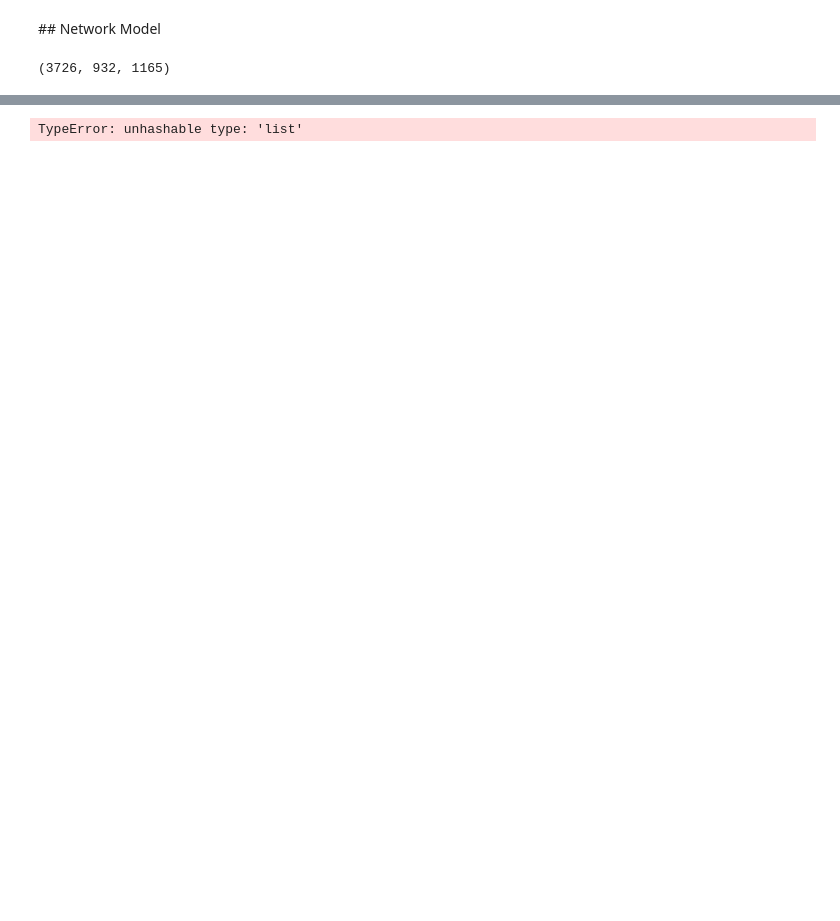
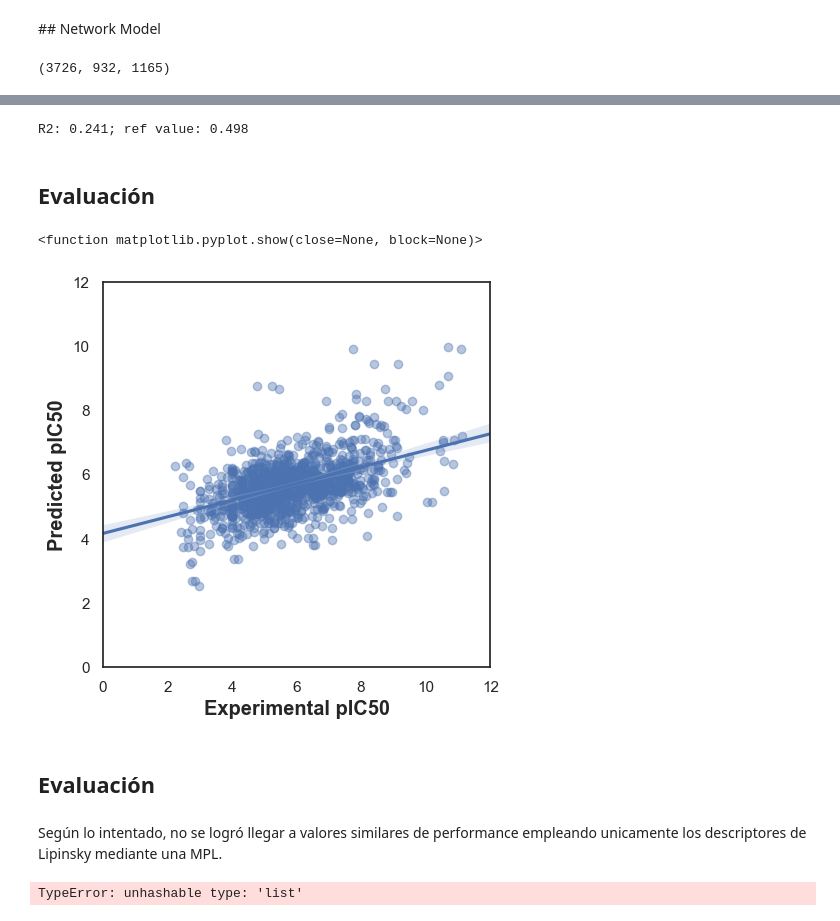
Before and after one commit to mauricio-anderson/bioinformatics_final_project, a Jupyter notebook: 005_Para_investigar.ipynb, the cells around one changed output, grey strips where cells are left out. Saved outputs shown, nothing was run; the diff lists cells and outputs as text; code cells hidden in the pictures; blank space fills up the shorter version.

```diff
--- a/005_Para_investigar.ipynb
+++ b/005_Para_investigar.ipynb
@@ -277,0 +324,29 @@ To enable them in other operations, rebuild TensorFlow with the appropriate comp
+# %%
+model.compile(
+    optimizer=Adam(
+        learning_rate=0.001
+    ),  # RMSprop, Adam, Nadam
+    loss="mse",  # mean_absolute_error
+    metrics=[R2]
+)
+# %%
+model_name = "MLP"
+tensorboard.log_dir = f"logs/fit/model-lipinsky-{model_name}-{dt.now().strftime('%Y%m%d_%H%M')}"
+
+EPOCHS = 500
+
+history = model.fit(
+    X_train,
+    y_train,
+    epochs=EPOCHS,
+    batch_size=128,
+    validation_data=(X_val, y_val),
+    callbacks=[
+        # mcp,
+        early_stopping,
+        tensorboard
+    ],
+    verbose=0,
+)
+# %%
+y_pred = model.predict(X_test)  # 120 epochs
@@ -277,0 +355,8 @@ To enable them in other operations, rebuild TensorFlow with the appropriate comp
+# %%
+# Score
+print(f"R2: {calculate_r2(y_test, y_pred, 3)}; ref value: 0.498")
+#
+
+# 100 -> .246
+# %% [output]
+R2: 0.241; ref value: 0.498
@@ -278,3 +366,26 @@ To enable them in other operations, rebuild TensorFlow with the appropriate comp
+# %% [markdown]
+## Evaluación
+# %%
+import seaborn as sns
+import matplotlib.pyplot as plt
+
+sns.set(color_codes=True)
+sns.set_style("white")
+
+ax = sns.regplot(x=y_test, y=y_pred, scatter_kws={'alpha':0.4})
+ax.set_xlabel('Experimental pIC50', fontsize='large', fontweight='bold')
+ax.set_ylabel('Predicted pIC50', fontsize='large', fontweight='bold')
+ax.set_xlim(0, 12)
+ax.set_ylim(0, 12)
+ax.figure.set_size_inches(5, 5)
+plt.show
+# %% [output]
+<function matplotlib.pyplot.show(close=None, block=None)>
+[figure, added]
+# %% [markdown]
+## Evaluación
+# %% [markdown]
+Según lo intentado, no se logró llegar a valores similares de performance empleando unicamente los descriptores de Lipinsky mediante una MPL.
 # %%
 # df.head(3)
 # df.head(1).to_dict("records")
```
Also changed, not shown: parts of 22 cells of this notebook, 3 other files.
